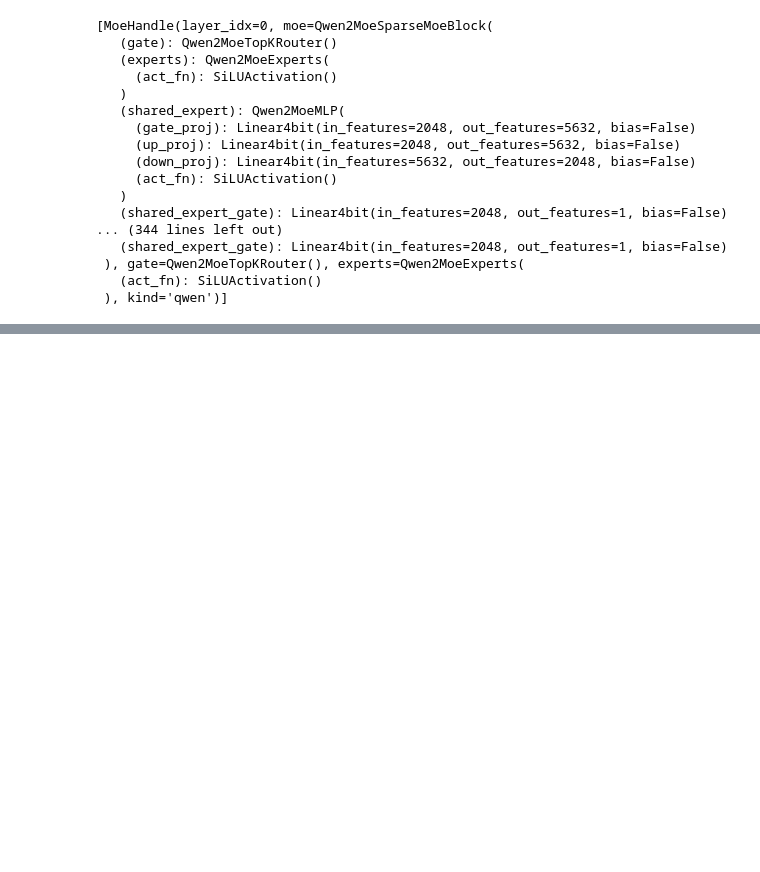
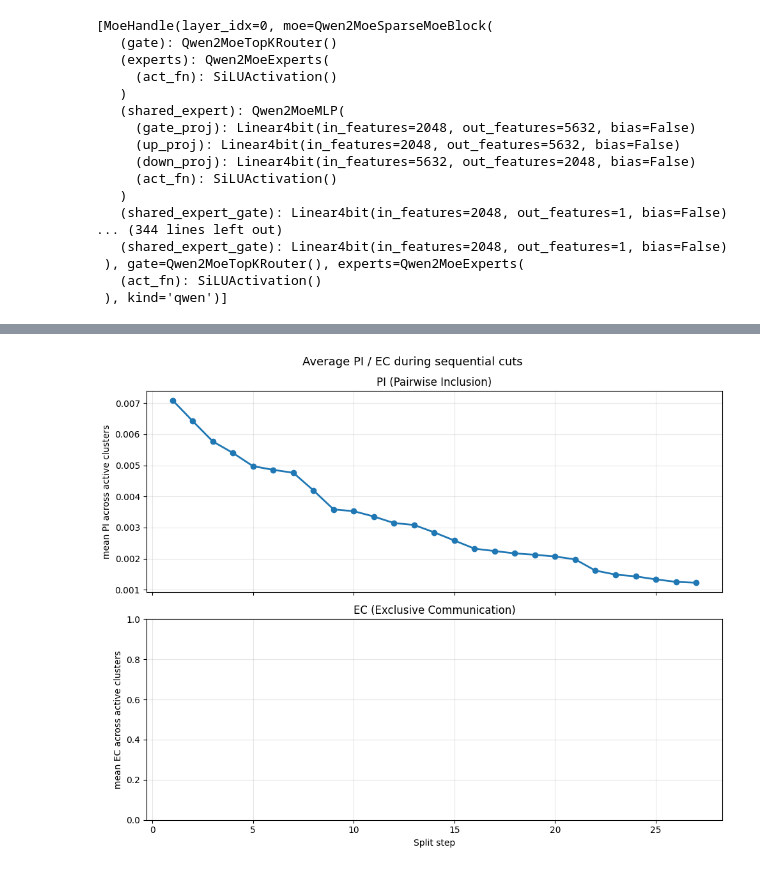
Before and after one commit to CTLab-ITMO/MoE_Optimization, a Jupyter notebook: PI_EC/clusterer_pipeline.ipynb, the cells around one changed output, grey strips where cells are left out. Drawn from its saved outputs; the diff is of its cells as text; code cells hidden in the pictures; blank space fills up the shorter version.

```diff
--- a/PI_EC/clusterer_pipeline.ipynb
+++ b/PI_EC/clusterer_pipeline.ipynb
@@ -17,6 +17,6 @@ from MoE_Optimization.common.expert_clusterer import ExpertClusterer
 
 
 gen = MMLUBatchGenerator(subjects=SELECTED_TASKS, split='validation', batch_size=16, include_metadata=False)
-example_inputs = convert_inputs_to_tokens(gen)
+example_inputs = convert_inputs_to_tokens(gen, tokenizer, model.device)
 clusterer = ExpertClusterer(model, example_inputs)
 # %% [output]
@@ -71,3 +102,42 @@ handles2clusters[0]
 # %% [markdown]
 Для сравнения оригинальное распределение популярности экспертов в слое 0
 ![image.png](attachment:image.png)
+# %%
+name2activations = clusterer._get_activations_from_gate([layers[0]])
+clusters_0, history_0 = clusterer.create_clusters_by_PI_one_layer(layers[0], name2activations.items().__iter__().__next__()[1], log_history=True)
+# %%
+import matplotlib.pyplot as plt
+import numpy as np
+
+def plot_history_pi_drop(history, title="Average PI / EC during sequential cuts", pi_and_ec_mat_changed=False):
+    if not history:
+        print("History is empty")
+        return
+
+    steps = [row["step"] for row in history]
+
+    pi_vals = [row["total_metric_after_split"] for row in history]
+    # ec_vals = [row["total_ec_after_split"] for row in history]
+    ec_vals = []
+    if (pi_and_ec_mat_changed):
+        pi_vals, ec_vals = ec_vals, pi_vals
+
+    fig, (ax1, ax2) = plt.subplots(2, 1, figsize=(10, 8), sharex=True)
+
+    # График PI сверху
+    ax1.plot(steps, pi_vals, marker="o", color="tab:blue", linewidth=2)
+    ax1.set_title("PI (Pairwise Inclusion)", fontsize=12)
+    ax1.set_ylabel("mean PI across active clusters")
+    ax1.grid(True, alpha=0.3)
+
+    # График EC снизу
+    if not np.all(np.isnan(ec_vals)):
+        ax2.plot(steps, ec_vals, marker="o", color="tab:orange", linewidth=2)
+    ax2.set_title("EC (Exclusive Communication)", fontsize=12)
+    ax2.set_xlabel("Split step")
+    ax2.set_ylabel("mean EC across active clusters")
+    ax2.grid(True, alpha=0.3)
+
+    fig.suptitle(title, fontsize=13)
+    plt.tight_layout()
+    plt.show()
@@ -73,0 +164,4 @@ handles2clusters[0]
+# %%
+plot_history_pi_drop(history_0)
+# %% [output]
+[figure, added]
```
Also changed, not shown: parts of 6 cells of this notebook, 2 other files.
